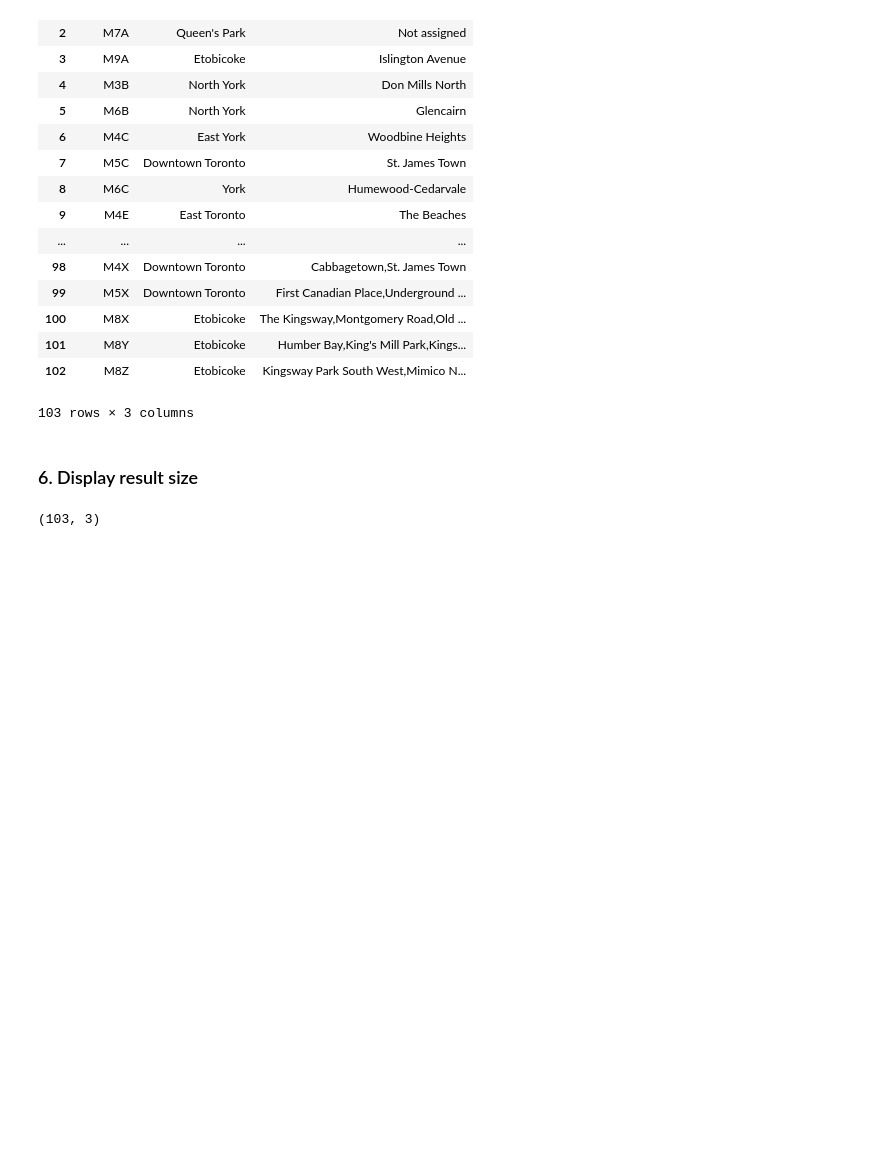
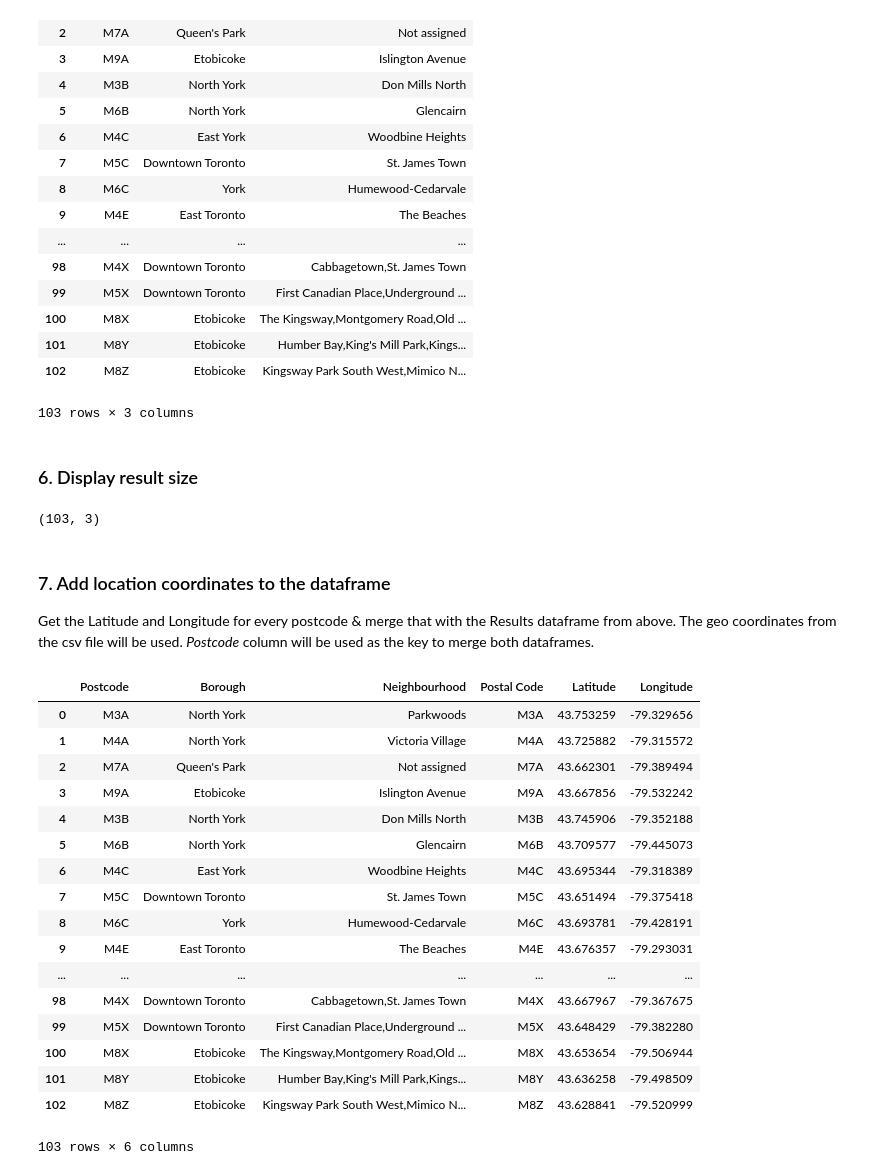
Before and after one commit to abh1here/Coursera_Capstone, a Jupyter notebook: Neighborhoods in Toronto.ipynb, the cells around one changed output. Cells and saved outputs as stored; diff of their text form; code cells hidden in the pictures; blank space fills up the shorter version.

Commit message:
Data including Geo coordinates

```diff
--- a/Neighborhoods in Toronto.ipynb
+++ b/Neighborhoods in Toronto.ipynb
@@ -153,3 +153,35 @@ neigh_df
 neigh_df.shape
 # %% [output]
 (103, 3)
+# %% [markdown]
+### 7. Add location coordinates to the dataframe
+
+Get the Latitude and Longitude for every postcode & merge that with the Results dataframe from above. The geo coordinates from the csv file will be used.
+_Postcode_ column will be used as the key to merge both dataframes.
+# %%
+# Initialize path
+geo_path = "http://cocl.us/Geospatial_data"
+geo_df = pd.read_csv(geo_path) #Read csv to dataframe
+
+#Merge the data
+merge_df = neigh_df.merge(geo_df,left_on ="Postcode",right_on="Postal Code")
+merge_df
+# %% [output]
+|  | Postcode | Borough | Neighbourhood | Postal Code | Latitude | Longitude |
+| 0 | M3A | North York | Parkwoods | M3A | 43.753259 | -79.329656 |
+| 1 | M4A | North York | Victoria Village | M4A | 43.725882 | -79.315572 |
+| 2 | M7A | Queen's Park | Not assigned | M7A | 43.662301 | -79.389494 |
+| 3 | M9A | Etobicoke | Islington Avenue | M9A | 43.667856 | -79.532242 |
+| 4 | M3B | North York | Don Mills North | M3B | 43.745906 | -79.352188 |
+| 5 | M6B | North York | Glencairn | M6B | 43.709577 | -79.445073 |
+| 6 | M4C | East York | Woodbine Heights | M4C | 43.695344 | -79.318389 |
+| 7 | M5C | Downtown Toronto | St. James Town | M5C | 43.651494 | -79.375418 |
+| 8 | M6C | York | Humewood-Cedarvale | M6C | 43.693781 | -79.428191 |
+| 9 | M4E | East Toronto | The Beaches | M4E | 43.676357 | -79.293031 |
+| ... | ... | ... | ... | ... | ... | ... |
+| 98 | M4X | Downtown Toronto | Cabbagetown,St. James Town | M4X | 43.667967 | -79.367675 |
+| 99 | M5X | Downtown Toronto | First Canadian Place,Underground ... | M5X | 43.648429 | -79.382280 |
+| 100 | M8X | Etobicoke | The Kingsway,Montgomery Road,Old ... | M8X | 43.653654 | -79.506944 |
+| 101 | M8Y | Etobicoke | Humber Bay,King's Mill Park,Kings... | M8Y | 43.636258 | -79.498509 |
+| 102 | M8Z | Etobicoke | Kingsway Park South West,Mimico N... | M8Z | 43.628841 | -79.520999 |
+103 rows × 6 columns
```
